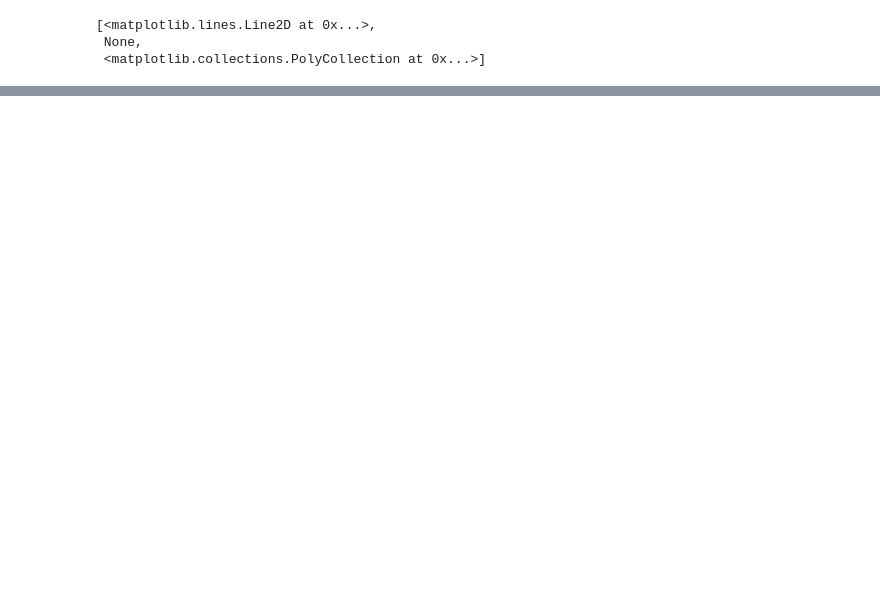
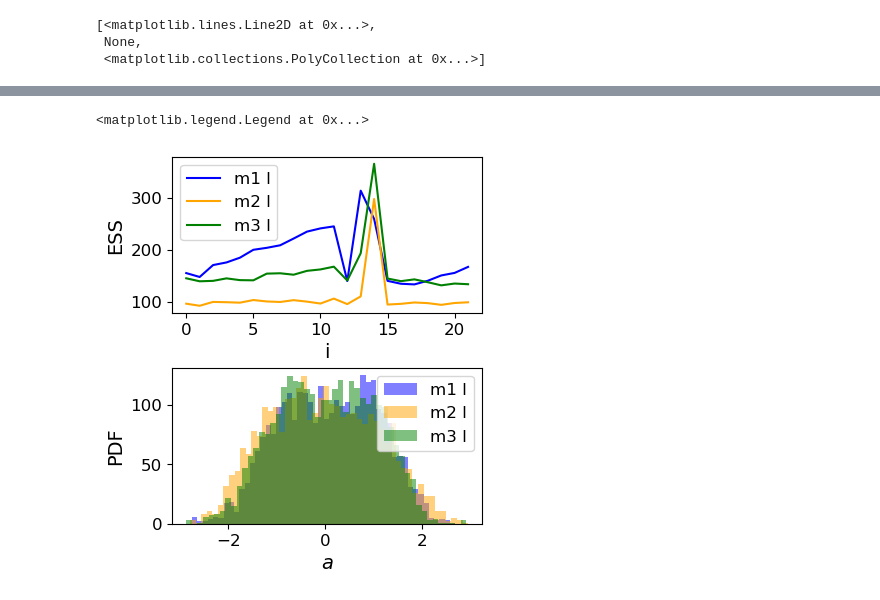
Before and after one commit to CUQI-DTU/Paper-Cochlear, a Jupyter notebook: code/ear_aqueducts/UQIPI24_presentation.ipynb, the cells around one changed output, grey strips where cells are left out. Cells and saved outputs as stored; diff of their text form; code cells hidden in the pictures; blank space fills up the shorter version.

Commit message:
real advection case

```diff
--- a/code/ear_aqueducts/UQIPI24_presentation.ipynb
+++ b/code/ear_aqueducts/UQIPI24_presentation.ipynb
@@ -558,0 +579,5 @@ fig_ifo
+# %%
+# read the data files
+v14septCARealAdvDiff_dict_list = []
+for i in range(len(v14septCARealAdvDiff_dir)):
+    v14septCARealAdvDiff_dict_list.append(read_experiment_data(v14septCARealAdvDiff_dir[i], v14septCARealAdvDiff_tags[i]))
@@ -558,0 +771,32 @@ fig_ifo
+# %%
+# Generate a figure with 3 rows and 1 column, top row is ESS for both cases, second row is PDF for both cases, diffusivity CI for both cases
+
+fig, axs = plt.subplots(2, 1, figsize=(4, 6.5*2.2/3), gridspec_kw={'hspace':0.35})
+
+
+# plot ESS
+plt.sca(axs[0])
+plt.plot(ess_list[idx1_pre], label=short_tag[idx1_pre], color='blue')
+plt.plot(ess_list[idx2], label=short_tag[idx2], color='orange')
+plt.plot(ess_list[idx3], label=short_tag[idx3], color='green')
+plt.ylabel('ESS')
+plt.xlabel('i')
+plt.legend()
+
+# plot PDF
+plt.sca(axs[1])
+plt.hist(samples_list[idx1_pre].samples[-1,:].flatten(), bins=50, alpha=0.5, label=short_tag[idx1_pre], color='blue')
+plt.hist(samples_list[idx2].samples[-1,:].flatten(), bins=50, alpha=0.5, label=short_tag[idx2], color='orange')
+plt.hist(samples_list[idx3].samples[-1,:].flatten(), bins=50, alpha=0.5, label=short_tag[idx3], color='green')
+# annotate the mean
+#plt.axvline(x=samples_list[0].samples[-1,:].mean(),
+#             color='blue', linestyle='--')
+#plt.axvline(x=samples_list[1].samples[-1,:].mean(),
+#            color='orange', linestyle='--')
+plt.ylabel('PDF')
+plt.xlabel('advection speed $a$')
+plt.xlabel('$a$')
+plt.legend()
+# %% [output]
+<matplotlib.legend.Legend at 0x...>
+[figure, added]
```
Also changed, not shown: parts of 6 cells of this notebook.
